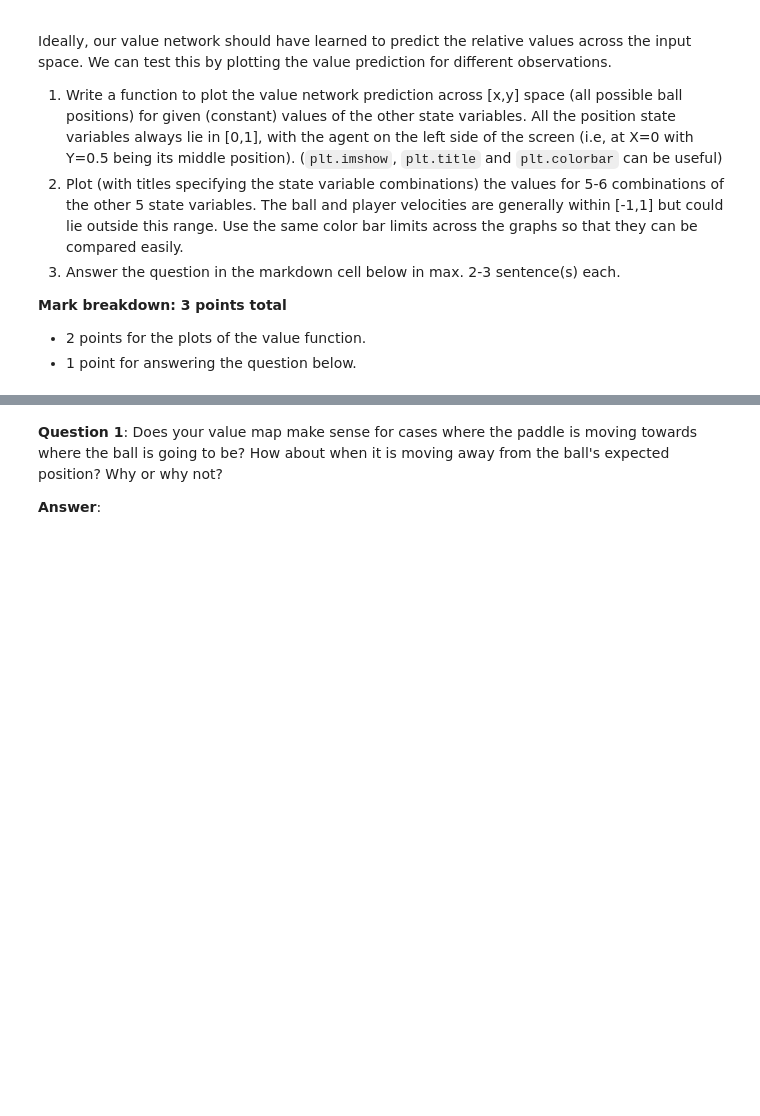
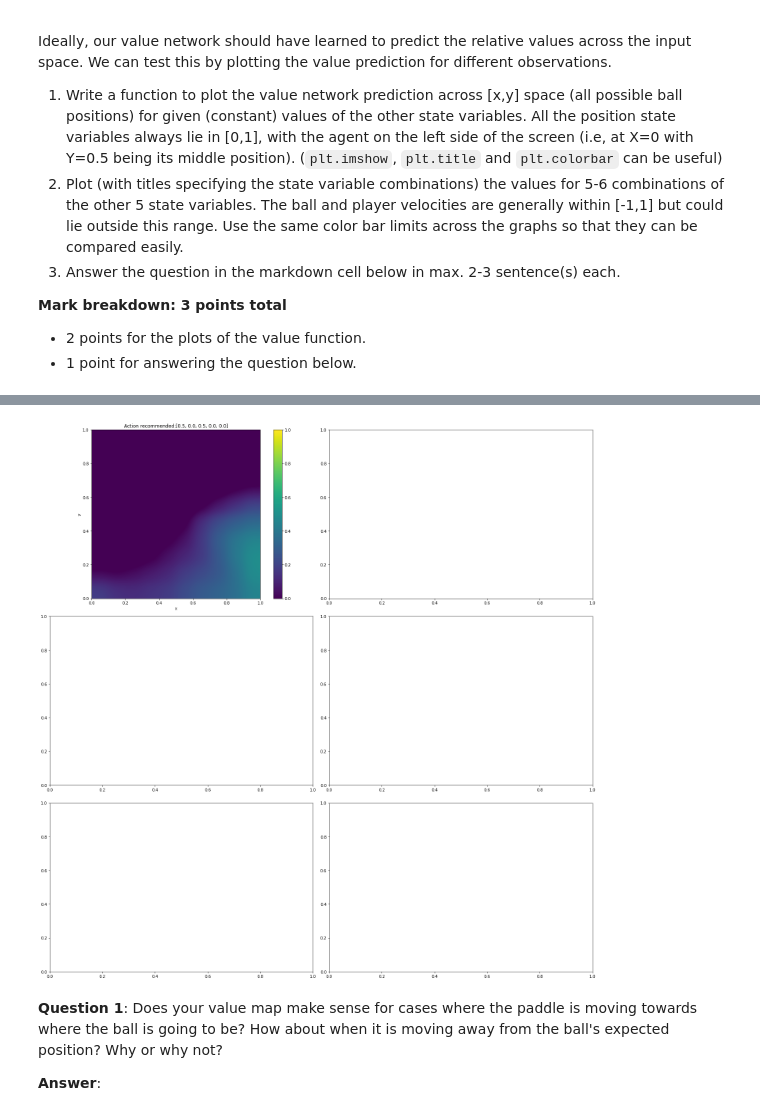
Before and after one commit to YitingZhang1997/ANN_2020_Pong, a Jupyter notebook: miniproject_rl.ipynb, the cells around one changed output, grey strips where cells are left out. Saved outputs shown, nothing was run; the diff lists cells and outputs as text; code cells hidden in the pictures; blank space fills up the shorter version.

```diff
--- a/miniproject_rl.ipynb
+++ b/miniproject_rl.ipynb
@@ -810,7 +775,10 @@ val_plot(states[0],axs,fig)
 # %%
-fig, axs = plt.subplots(2, 3,figsize=(20,20))
-for i in range(1,6):
-    val_plot(states[i],axs[i],fig)
+fig, axs = plt.subplots(3, 2,figsize=(20,20))
+for j in range(0,2):
+    for i in range(0,3):
+        val_plot(states[i+3*j],fig,axs[i,j])
+# %% [output]
+[figure, added]
 # %% [markdown]
 **Question 1**: Does your value map make sense for cases where the paddle is moving towards where the ball is going to be? How about when it is moving away from the ball's expected position? Why or why not?
 
```
Also changed, not shown: parts of 9 cells of this notebook, 9 other files.
